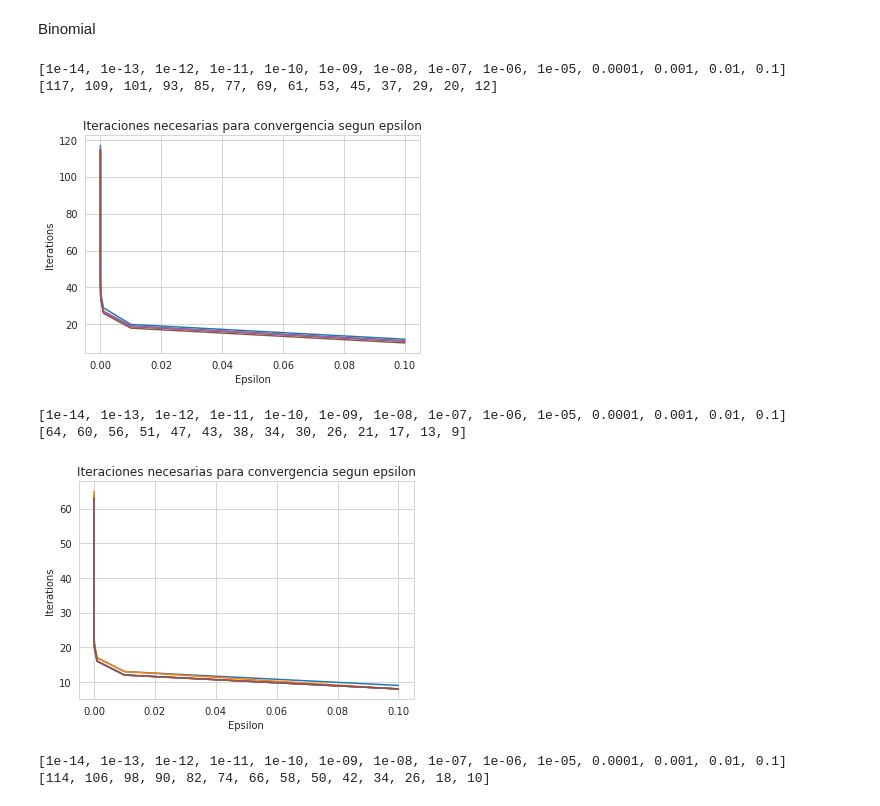
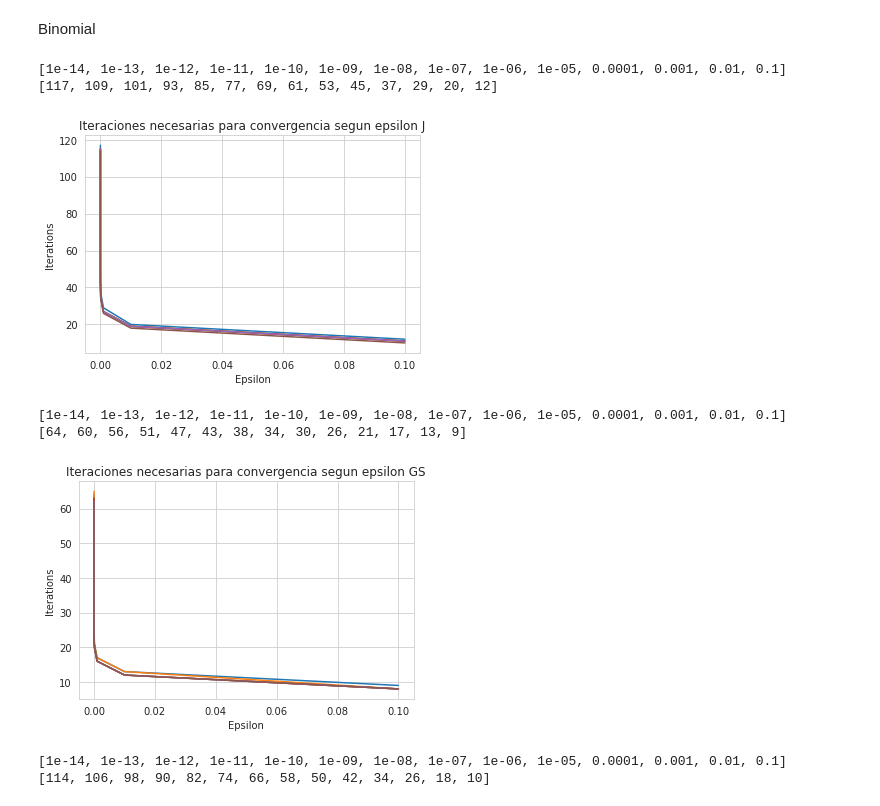
Before and after one commit to paulitapb/tp3-metnum, a Jupyter notebook: src/EXP_Tp3.ipynb, the cells around one changed output. Cells and saved outputs as stored; diff of their text form; code cells hidden in the pictures.

```diff
--- a/src/EXP_Tp3.ipynb
+++ b/src/EXP_Tp3.ipynb
@@ -264,14 +264,14 @@ plt.plot(eps5, iters5)
 plt.plot(eps6, iters6)
 
 # plt.legend()
-plt.title("Iteraciones necesarias para convergencia segun epsilon")
+plt.title("Iteraciones necesarias para convergencia segun epsilon J")
 plt.ylabel("Iterations")
 plt.xlabel("Epsilon")
 plt.show()
 # %% [output]
 [1e-14, 1e-13, 1e-12, 1e-11, 1e-10, 1e-09, 1e-08, 1e-07, 1e-06, 1e-05, 0.0001, 0.001, 0.01, 0.1]
 [117, 109, 101, 93, 85, 77, 69, 61, 53, 45, 37, 29, 20, 12]
-[figure, old version]
+[figure, new version]
 # %%
 
 iters1, eps1 = utils.read_results_conv("binomial_graph50_1.txtGS")
@@ -288,30 +288,30 @@ iters6, eps6 = utils.read_results_conv("binomial_graph50_6.txtGS")
 # %%
 
 # df = pd.DataFrame(data)
 # print(df)
 
 # sns.set_palette("tab10")
 # sns.lineplot(df, x = "Densidad", y = "Tiempo", hue = "Metodo", dashes = False, markers=True)
 print(eps1)
 print(iters1)
 # plt.xscale("log")
 # plt.yscale("log")
 plt.plot(eps1, iters1)
 plt.plot(eps2, iters2)
 plt.plot(eps3, iters3)
 plt.plot(eps4, iters4)
 plt.plot(eps5, iters5)
 plt.plot(eps6, iters6)
 
 # plt.legend()
-plt.title("Iteraciones necesarias para convergencia segun epsilon")
+plt.title("Iteraciones necesarias para convergencia segun epsilon GS")
 plt.ylabel("Iterations")
 plt.xlabel("Epsilon")
 plt.show()
 # %% [output]
 [1e-14, 1e-13, 1e-12, 1e-11, 1e-10, 1e-09, 1e-08, 1e-07, 1e-06, 1e-05, 0.0001, 0.001, 0.01, 0.1]
 [64, 60, 56, 51, 47, 43, 38, 34, 30, 26, 21, 17, 13, 9]
-[figure, old version]
+[figure, new version]
 # %%
 
 iters1, eps1 = utils.read_results_conv("clique10.txtJac")
```
